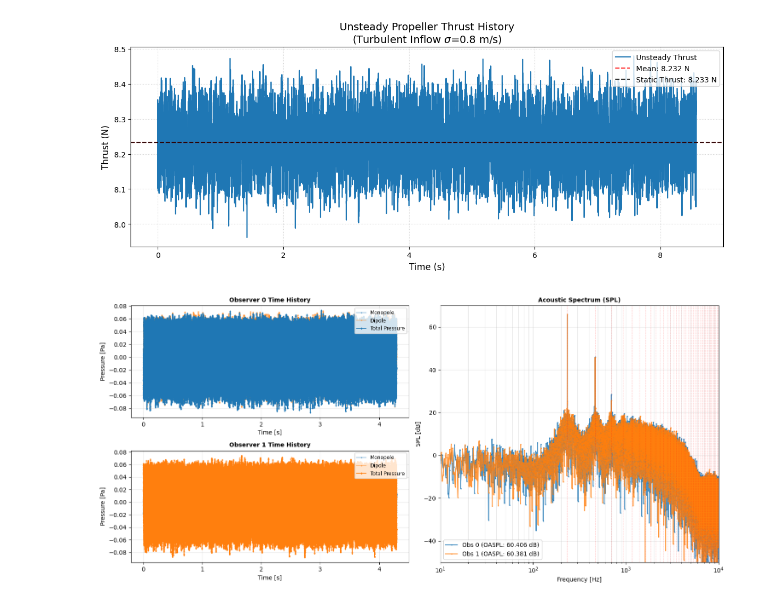
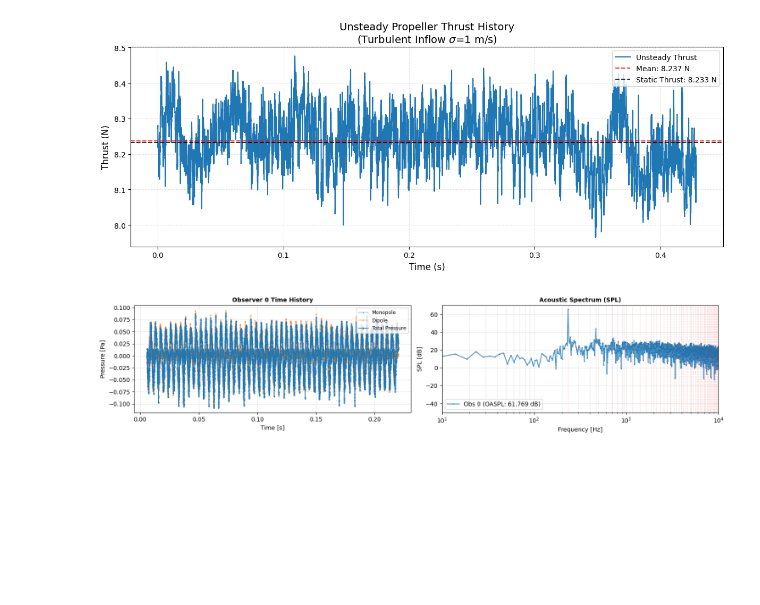
Before and after one commit to Frxljord/FastBEMT, a Jupyter notebook: turbulence/turbulenceInflowTest.ipynb, the cells around one changed output. Cells and saved outputs as stored; diff of their text form; code cells hidden in the pictures; blank space fills up the shorter version.

```diff
--- a/turbulence/turbulenceInflowTest.ipynb
+++ b/turbulence/turbulenceInflowTest.ipynb
@@ -23,10 +20,10 @@ aerodynamic_params = AerodynamicParameters(
 
 acoustic_params = AcousticParameters(
     aero_params=aerodynamic_params,
-    p_ref=2e-5, revolutions=1000, num_obs_times_per_rev=100
+    p_ref=2e-5, revolutions=50, num_obs_times_per_rev=300
 )
 # %%
-v_inf = 0*np.ones(len(blade_dict['r']))
+v_inf = 0
 # %%
 propeller = Propeller(
     propeller_geometry=blade_dict,
@@ -147,7 +145,7 @@ Lx = 2 * propeller.solution_data.u.values.mean() * propeller.acoustic_params.rev
 ny, nz = 100, 100
 nx = int(100 * Lx)
 
-sigma = 0.8  # Turbulence intensity (m/s)
+sigma = 1  # Turbulence intensity (m/s)
 # L_scale: Set to 1/2 of diameter to see spatial variation across blades
 L_scale = propeller.aero_params.prop_radius / 2
 
@@ -191,7 +187,7 @@ for i, t in enumerate(propeller.acoustic_params.src_times):
     # Determine the adaptive advection speed
     # V_scan = V_inf + Average induced velocity across the disk
     v_avg_induced = np.average(current_vi)
-    v_scan_current = v_inf[0] + v_avg_induced
+    v_scan_current = v_inf + v_avg_induced
 
     # Increment x position based on the velocity of the current time step
     # x = integral of (V_inf + vi) dt
@@ -201,7 +197,7 @@ for i, t in enumerate(propeller.acoustic_params.src_times):
         u_prime = interp(query_pts)
 
         # Run BEMT with the turbulent local v_inf
-        propeller.run_bemt(v_inf = v_inf[0] + u_prime)
+        propeller.run_bemt(v_inf = v_inf + u_prime)
         current_vi = propeller.solution_data['u'].values
 
         history_dT[i, b, :] = propeller.solution_data['dT'].values/aerodynamic_params.n_blades
@@ -248,14 +231,11 @@ plt.legend(loc='upper right')
 plt.tight_layout()
 plt.show()
 # %% [output]
-[figure, old version]
+[figure, new version]
 # %%
 import matplotlib.gridspec as gridspec
 
-r_observer = np.array([[0, 1.88, 0],
-                        [0, 0, 1.88]])
-
-propeller.run_compact_f1a(observer_positions=r_observer, local_dT=history_dT, local_dQ=history_dQ)
+propeller.run_compact_f1a(observer_positions=r_observer, local_dT=history_dT, local_dQ=history_dQ, use_GPU=True)
 
 n_obs = r_observer.shape[0]
 fig = plt.figure(figsize=(15, 3.5 * n_obs))
@@ -280,34 +260,34 @@ for idx in range(n_obs):
                 linewidth=1.2, label='Total Pressure')
 
     ax_time.set_title(f'Observer {idx} Time History', fontsize=fontsize, fontweight='bold')
     ax_time.set_xlabel('Time [s]', fontsize=fontsize)
     ax_time.set_ylabel('Pressure [Pa]', fontsize=fontsize)
     ax_time.grid(True, alpha=0.3)
     ax_time.legend(loc='upper right', fontsize='small')
 
     label_text = f'Obs {idx} (OASPL: {propeller.oaspl[idx]:.3f} dB)'
 
     ax_spl.semilogx(propeller.freq[1:, idx], propeller.spl[1:, idx],
                     color=color, linestyle='-', marker='.', markersize=2,
                     label=label_text, alpha=0.8)
 
 ax_spl.set_title('Acoustic Spectrum (SPL)', fontsize=fontsize, fontweight='bold')
 ax_spl.set_xlabel('Frequency [Hz]', fontsize=fontsize)
 ax_spl.set_ylabel('SPL [dB]', fontsize=fontsize)
 
 max_f = np.max(propeller.freq)
 harmonic_freqs = np.arange(blade_passing_freq, max_f, blade_passing_freq)
 for bpf in harmonic_freqs:
     ax_spl.axvline(bpf, color='red', linestyle='--', linewidth=0.8, alpha=0.2)
 
 ax_spl.grid(True, which='both', alpha=0.3)
 ax_spl.legend(fontsize=fontsize, loc='lower left')
 ax_spl.set_xlim(10, 10000)
 ax_spl.set_ylim(-50,70)
 plt.tight_layout()
 plt.show()
 # %% [output]
-[figure, old version]
+[figure, new version]
 # %%
 import pickle
 import numpy as np
```
Also changed, not shown: parts of 8 cells of this notebook, 16 other files.
